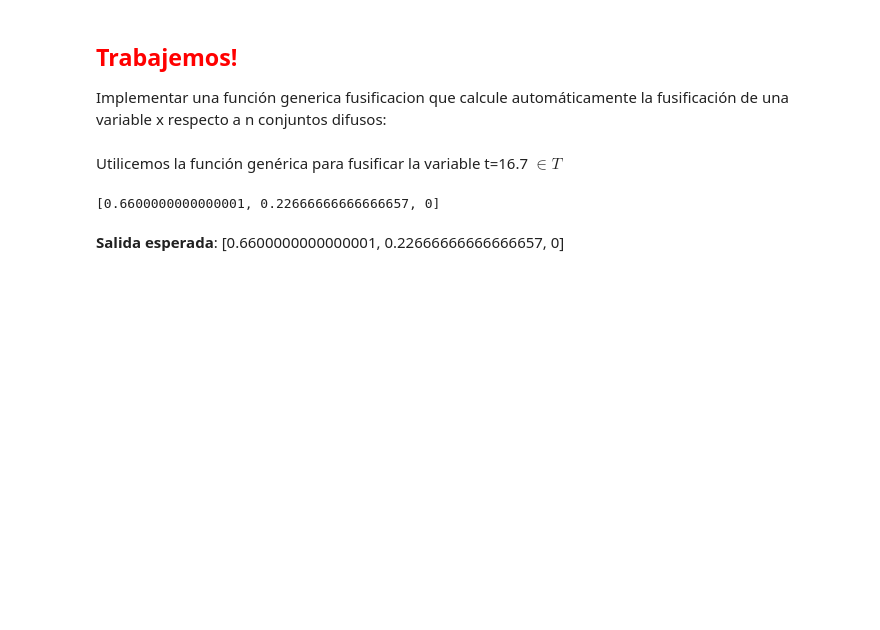
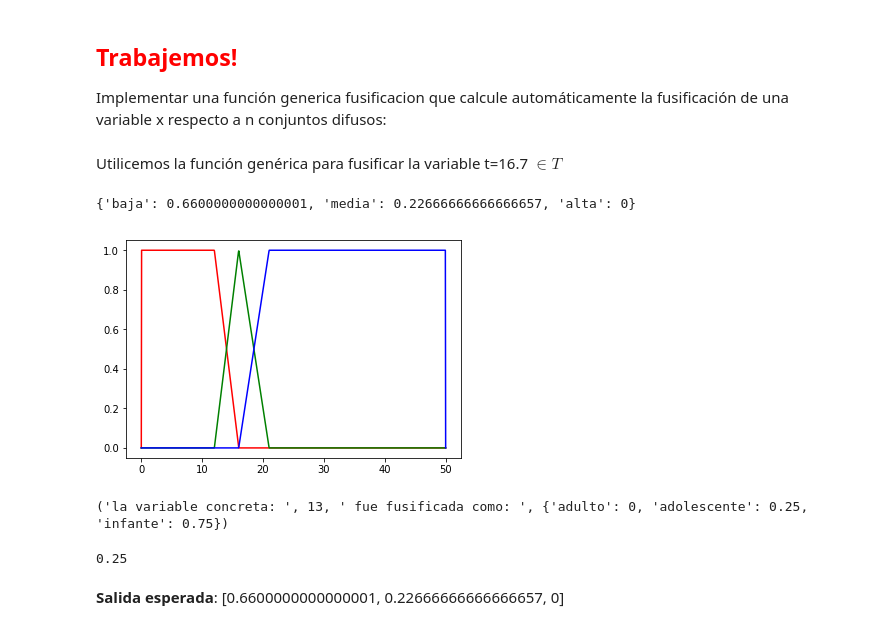
Before and after one commit to psatencio/IA_ITM, a Jupyter notebook: Presentaciones/3. Conocimiento e Incertidumbre/Modulo 3_1_Logica Difusa.ipynb, the cells around one changed output. Drawn from its saved outputs; the diff is of its cells as text; code cells hidden in the pictures; blank space fills up the shorter version.

```diff
--- a/Presentaciones/3. Conocimiento e Incertidumbre/Modulo 3_1_Logica Difusa.ipynb
+++ b/Presentaciones/3. Conocimiento e Incertidumbre/Modulo 3_1_Logica Difusa.ipynb
@@ -260,18 +299,20 @@ fuzzy_sets -- dictionary with next form: {"set_name":(membership_function, param
     parameters -- dictionary of parameters for membership function
 
 Returns:
-f_x -- list of membership values of x with respect to each set in fuzzy_sets
+f_x -- dictionary of membership values of x with respect to each set in fuzzy_sets (keys)
 """
 def fuzzify(x, fuzzy_sets):
     ##CODE HERE
-    f_x = [] #lista de valores de pertenencia por cada conjunto difuso
+    #f_x = []
+    f_x = {} #lista de valores de pertenencia por cada conjunto difuso
 
     keys = fuzzy_sets.keys()
 
     for k in keys:
         #CODE HERE: utilizar la funcion membership(x, membership_function, parameters)
         #m = membership(x, fuzzy_sets[k]..., fuzzy_sets[k]...)
-        m = None
-        f_x.append(m)
+        m = membership(x, fuzzy_sets[k][0], fuzzy_sets[k][1])
+        #f_x.append(k)
+        f_x[k]=m
 
     return f_x
@@ -295,7 +340,45 @@ fuzzy_sets = {key_baja:(funcion_baja, params_conjunto_baja), key_media:(funcion_
 
 print(fuzzify(t, fuzzy_sets))
 # %% [output]
-[0.6600000000000001, 0.22666666666666657, 0]
+{'baja': 0.6600000000000001, 'media': 0.22666666666666657, 'alta': 0}
+# %%
+EDAD = np.linspace(0,50, 1000)
+edad = 13
+
+params_conjunto_infante = {"a":0, "b":0, "c":12, "d":16}
+params_conjunto_adolescente = {"a":12, "m":16, "b":21}
+params_conjunto_adulto = {"a":16, "b":21, "c":50, "d":50}
+
+funcion_infante = "trapezoid"
+funcion_adolescente = "triangular"
+funcion_adulto = "trapezoid"
+
+f_set_infante = generate_fuzzy_set(EDAD, funcion_infante, params_conjunto_infante)
+f_set_adolescente = generate_fuzzy_set(EDAD, funcion_adolescente, params_conjunto_adolescente)
+f_set_adulto = generate_fuzzy_set(EDAD, funcion_adulto, params_conjunto_adulto)
+
+plt.plot(EDAD, f_set_infante, 'r')
+plt.plot(EDAD, f_set_adolescente, 'g')
+plt.plot(EDAD, f_set_adulto, 'b')
+plt.show()
+
+conjunto_infante = "infante"
+conjunto_adolescente = "adolescente"
+conjunto_adulto = "adulto"
+
+diccionario_parametros = {conjunto_infante:(funcion_infante, params_conjunto_infante), conjunto_adolescente:(funcion_adolescente, params_conjunto_adolescente), conjunto_adulto:(funcion_adulto, params_conjunto_adulto)}
+
+
+edad_fuzzy = fuzzify(edad, diccionario_parametros)
+
+print("la variable concreta: ", edad, " fue fusificada como: ", edad_fuzzy)
+# %% [output]
+[figure, added]
+('la variable concreta: ', 13, ' fue fusificada como: ', {'adulto': 0, 'adolescente': 0.25, 'infante': 0.75})
+# %%
+edad_fuzzy["adolescente"]
+# %% [output]
+0.25
 # %% [markdown]
 <b>Salida esperada</b>: [0.6600000000000001, 0.22666666666666657, 0]
 # %% [markdown]
```
Also changed, not shown: parts of 23 cells of this notebook, 9 other files.
